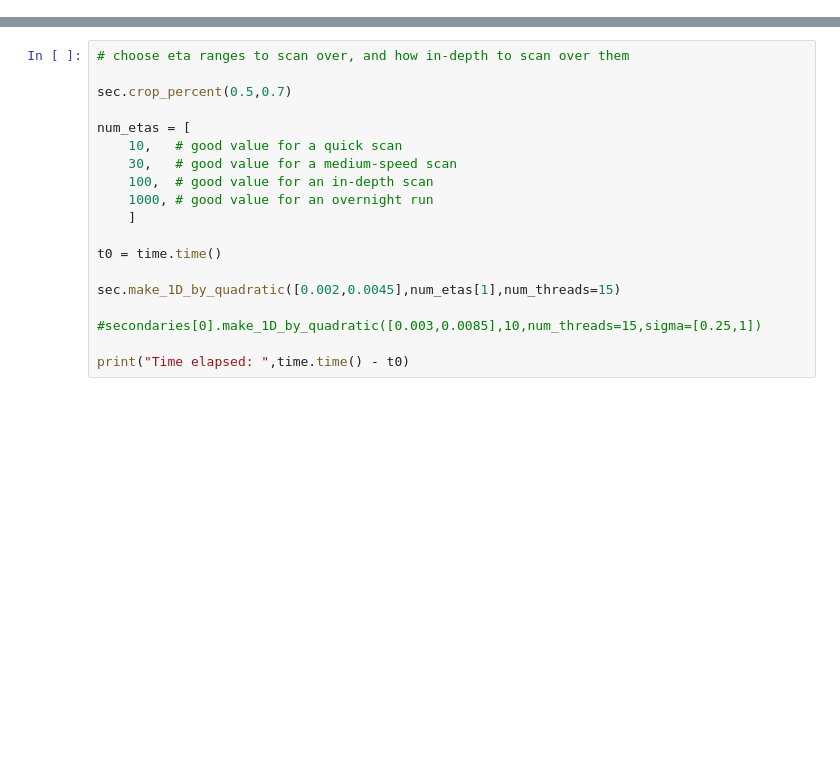
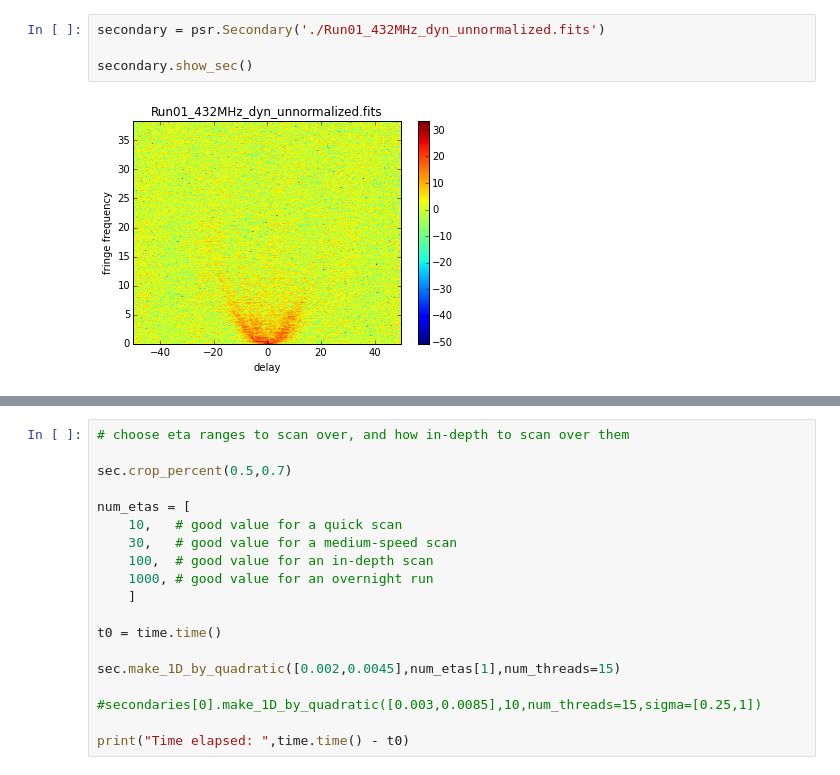
Before and after one commit to BenEgeIzmirli/arcfinder, a Jupyter notebook: arcfinder 0.4.0.ipynb, the cells around one changed output, grey strips where cells are left out. Cells and saved outputs as stored; diff of their text form; blank space fills up the shorter version.

```diff
--- a/arcfinder 0.4.0.ipynb
+++ b/arcfinder 0.4.0.ipynb
@@ -256,3 +27,9 @@ sec = [Secondary(f) for f in files]
+# %%
+secondary = psr.Secondary('./Run01_432MHz_dyn_unnormalized.fits')
+
+secondary.show_sec()
+# %% [output]
+[figure, added]
 # %%
 #del sec[0]
 #sec = [sec[0]]
```
Also changed, not shown: parts of 17 cells of this notebook, 2 other files.
